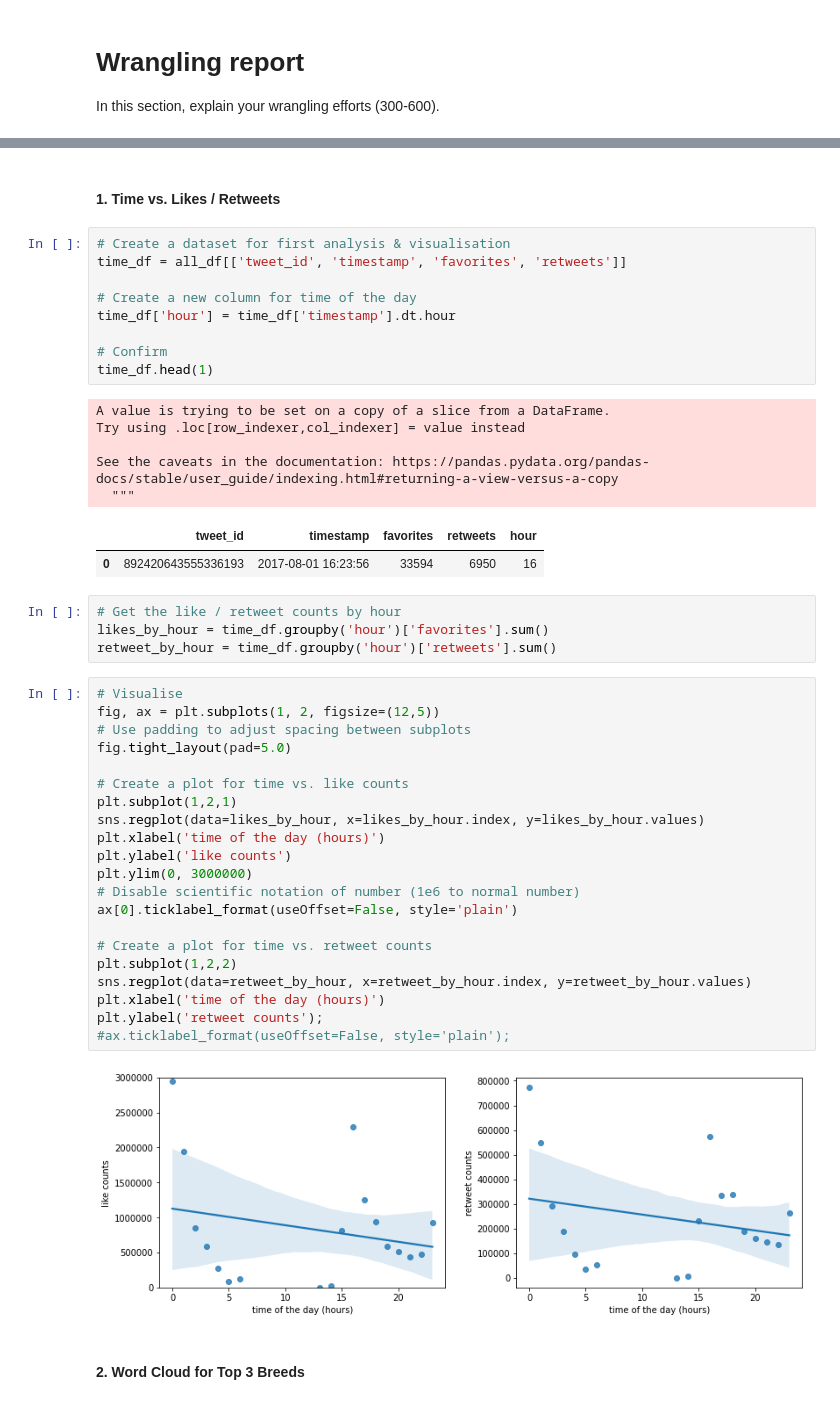
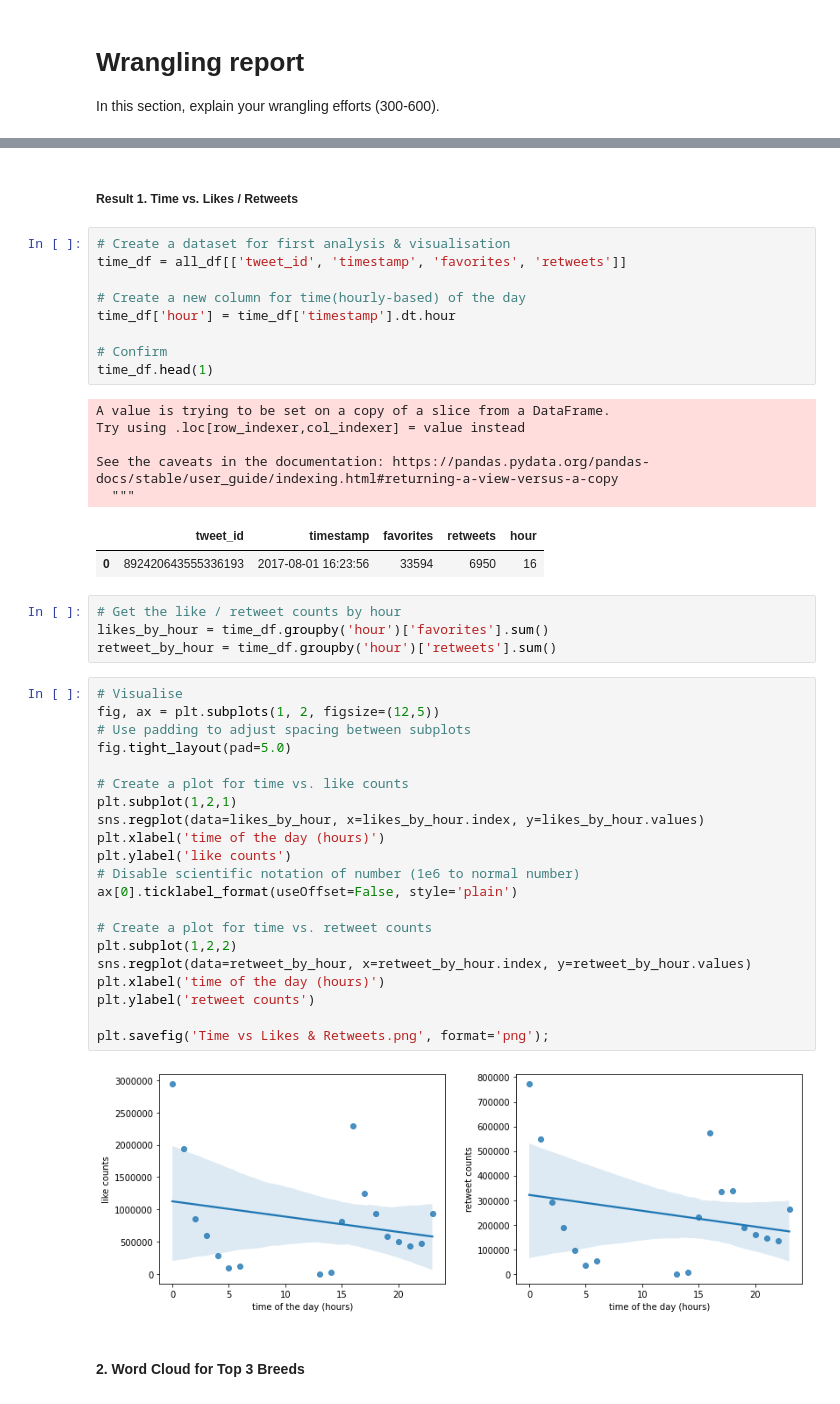
Before and after one commit to SEJUNGJENN-C/WeRateDogs_Twitter_Analysis, a Jupyter notebook: weratedogs-twitter.ipynb, the cells around one changed output, grey strips where cells are left out. Drawn from its saved outputs; the diff is of its cells as text.

```diff
--- a/weratedogs-twitter.ipynb
+++ b/weratedogs-twitter.ipynb
@@ -539,12 +537,12 @@ In this section, visualise and communicate insights (250).
 all_df = pd.merge(tweets_clean, image_clean, on='tweet_id')
 all_df = pd.merge(all_df, add_clean, on='tweet_id')
 # %% [markdown]
-#### 1. Time vs. Likes / Retweets
+##### Result 1. Time vs. Likes / Retweets
 # %%
 # Create a dataset for first analysis & visualisation
 time_df = all_df[['tweet_id', 'timestamp', 'favorites', 'retweets']]
 
-# Create a new column for time of the day
+# Create a new column for time(hourly-based) of the day
 time_df['hour'] = time_df['timestamp'].dt.hour
 
 # Confirm
@@ -564,26 +562,26 @@ retweet_by_hour = time_df.groupby('hour')['retweets'].sum()
 # %%
 # Visualise
 fig, ax = plt.subplots(1, 2, figsize=(12,5))
 # Use padding to adjust spacing between subplots
 fig.tight_layout(pad=5.0)
 
 # Create a plot for time vs. like counts
 plt.subplot(1,2,1)
 sns.regplot(data=likes_by_hour, x=likes_by_hour.index, y=likes_by_hour.values)
 plt.xlabel('time of the day (hours)')
 plt.ylabel('like counts')
-plt.ylim(0, 3000000)
 # Disable scientific notation of number (1e6 to normal number)
 ax[0].ticklabel_format(useOffset=False, style='plain')
 
 # Create a plot for time vs. retweet counts
 plt.subplot(1,2,2)
 sns.regplot(data=retweet_by_hour, x=retweet_by_hour.index, y=retweet_by_hour.values)
 plt.xlabel('time of the day (hours)')
-plt.ylabel('retweet counts');
-#ax.ticklabel_format(useOffset=False, style='plain');
+plt.ylabel('retweet counts')
+
+plt.savefig('Time vs Likes & Retweets.png', format='png');
 # %% [output]
-[figure, old version]
+[figure, new version]
 # %% [markdown]
 #### 2. Word Cloud for Top 3 Breeds
 # %%
```
Also changed, not shown: parts of 13 cells of this notebook.
